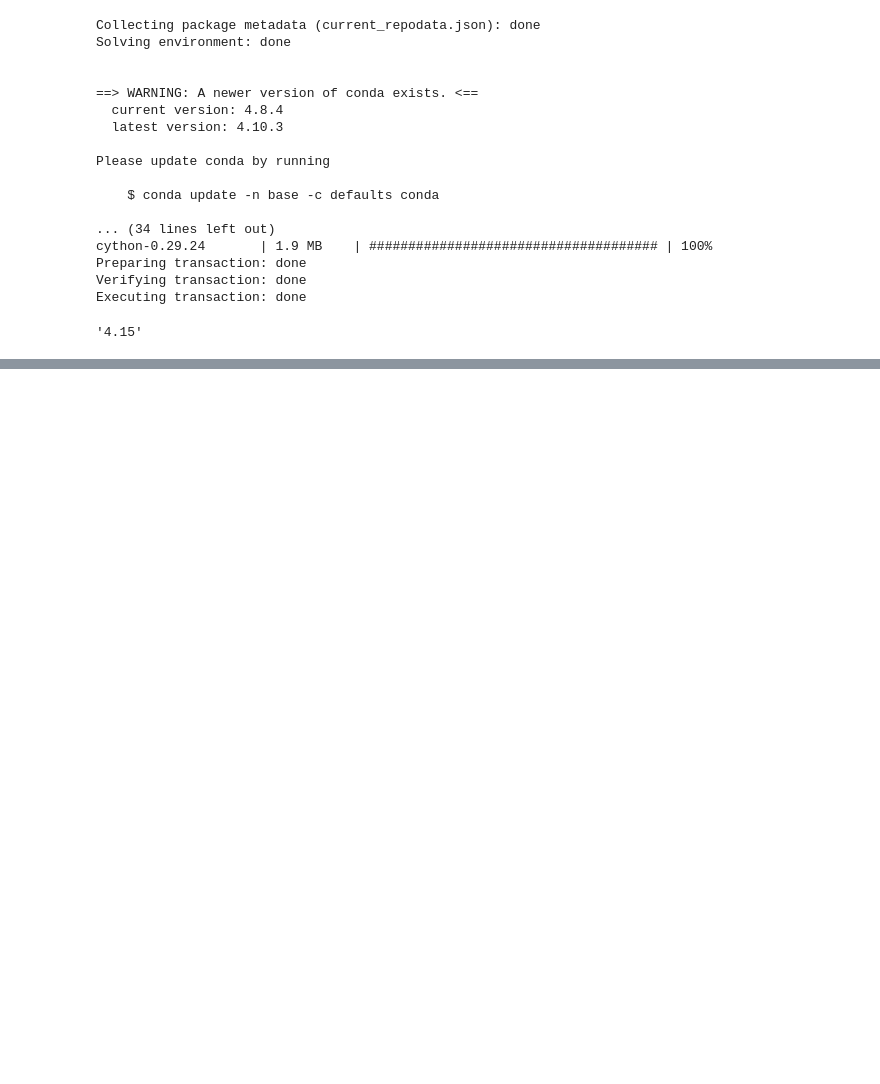
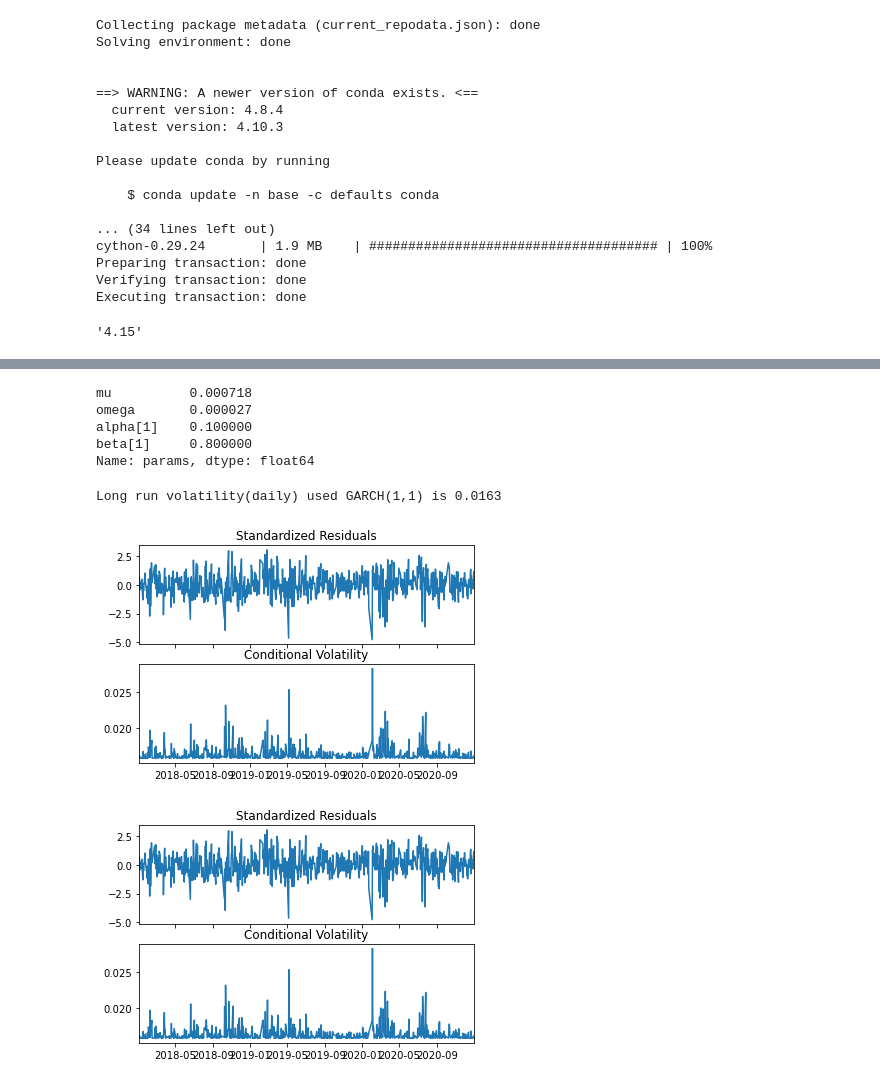
Before and after one commit to icemeng/PFARM, a Jupyter notebook: chapter05_Scipy etc/5.3.Volatility module and arch.ipynb, the cells around one changed output, grey strips where cells are left out. Cells and saved outputs as stored; diff of their text form; code cells hidden in the pictures; blank space fills up the shorter version.

```diff
--- a/chapter05_Scipy etc/5.3.Volatility module and arch.ipynb
+++ b/chapter05_Scipy etc/5.3.Volatility module and arch.ipynb
@@ -33,3 +33,14 @@ import arch
 arch.__version__
 # %% [output]
 '4.15'
+# %%
+from arch import arch_model
+import pandas as pd
+
+index=pd.read_excel('SME_GEM daily(2018-2020).xlsx',engine='openpyxl',sheet_name="Sheet1",header=0,index_col=0)
+MS_Index=index.iloc[:,0]
+MS_Index.index=pd.DatetimeIndex(MS_Index.index)
+# %%
+model_arch=arch_model(y=MS_Index,mean='Constant',lags=0,vol='ARCH',p=1,o=0,q=0,dist='normal',rescale=False) #ARCH(1) Model
+result_arch=model_arch.fit()
+result_arch.summary()
@@ -35,0 +107,19 @@ arch.__version__
+# %%
+result_garch.params
+# %% [output]
+mu          0.000718
+omega       0.000027
+alpha[1]    0.100000
+beta[1]     0.800000
+Name: params, dtype: float64
+# %%
+import numpy as np
+vol=np.sqrt(result_garch.params[1]/(1-result_garch.params[2]-result_garch.params[3]))
+print('Long run volatility(daily) used GARCH(1,1) is',round(vol,4))
+# %% [output]
+Long run volatility(daily) used GARCH(1,1) is 0.0163
+# %%
+result_arch.plot()
+# %% [output]
+[figure, added]
+[figure, added]
```
Also changed, not shown: parts of 4 cells of this notebook, 14 other files.
